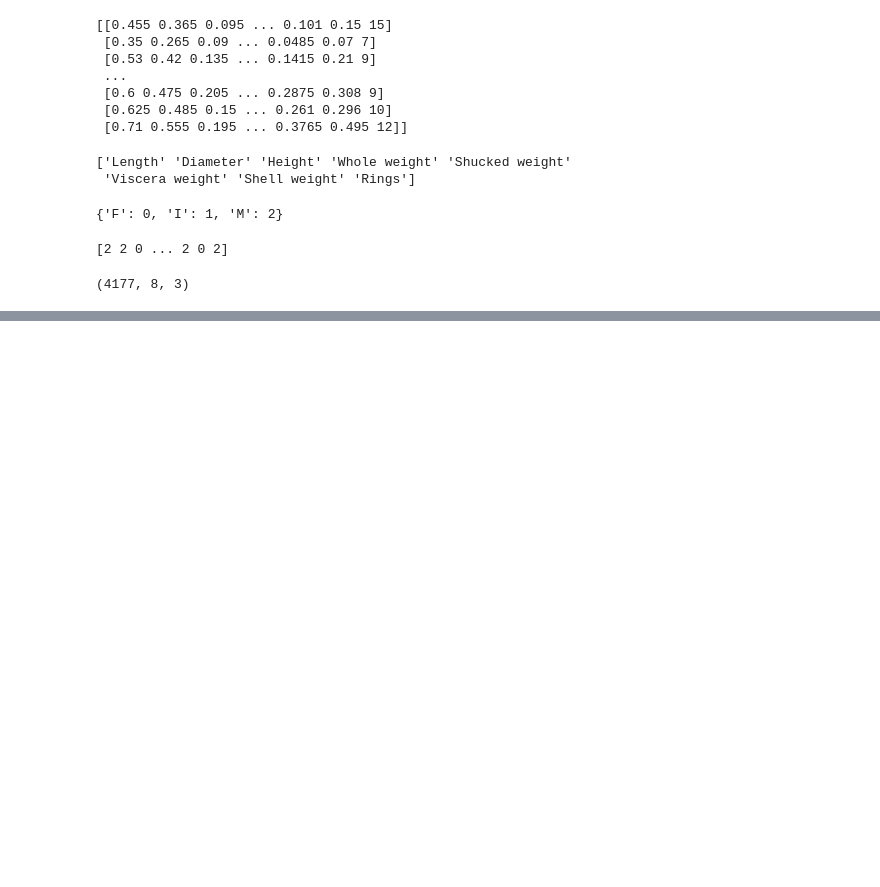
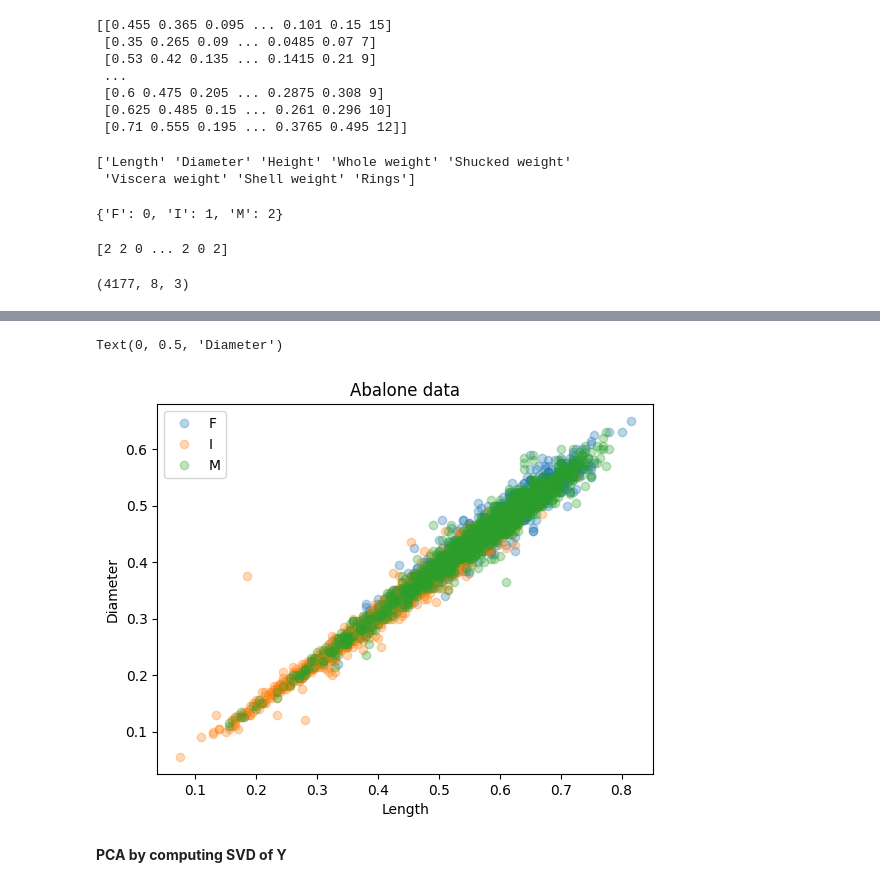
Before and after one commit to raquel-ch/intro_ml, a Jupyter notebook: project1.ipynb, the cells around one changed output, grey strips where cells are left out. Saved outputs shown, nothing was run; the diff lists cells and outputs as text; code cells hidden in the pictures; blank space fills up the shorter version.

```diff
--- a/project1.ipynb
+++ b/project1.ipynb
@@ -81,0 +93,19 @@ N, M, C
+# %%
+# Make another more fancy plot that includes legend, class labels,
+# attribute names, and a title.
+f = plt.figure()
+plt.title("Abalone data")
+
+for c in range(C):
+    # select indices belonging to class c:
+    class_mask = y == c
+    plt.plot(X[class_mask, i], X[class_mask, j], "o", alpha=0.3)
+
+plt.legend(classNames)
+plt.xlabel(attributeNames[i])
+plt.ylabel(attributeNames[j])
+# %% [output]
+Text(0, 0.5, 'Diameter')
+[figure, added]
+# %% [markdown]
+ **PCA by computing SVD of Y**
```
Also changed, not shown: parts of 13 cells of this notebook.
